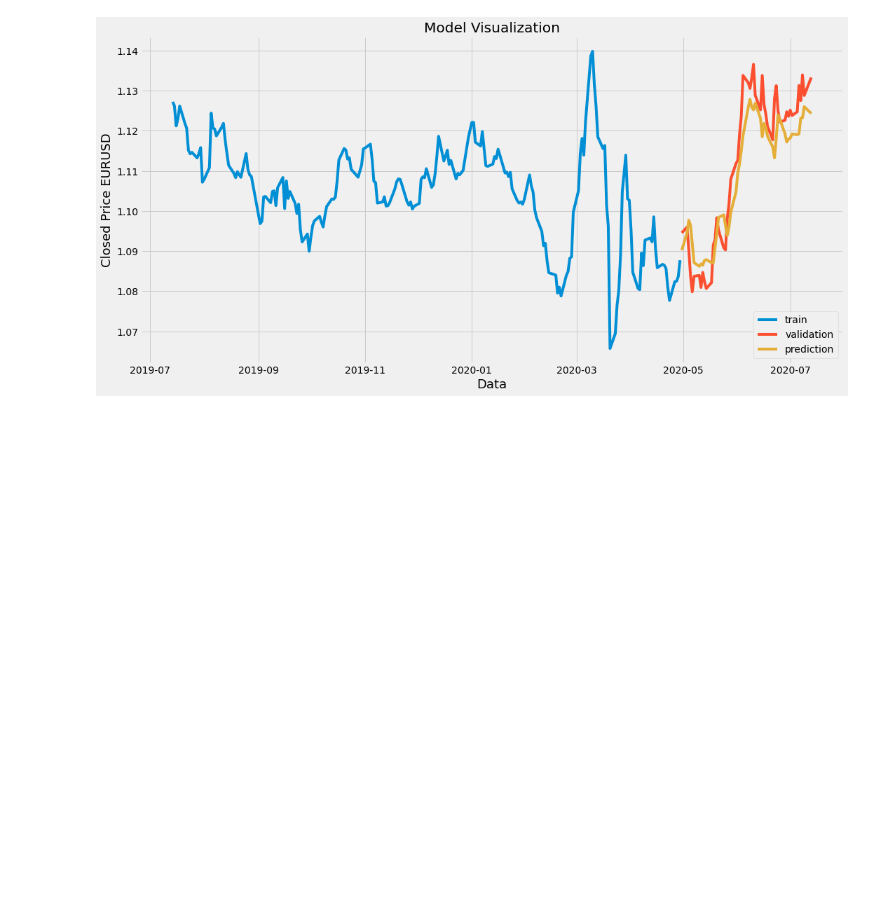
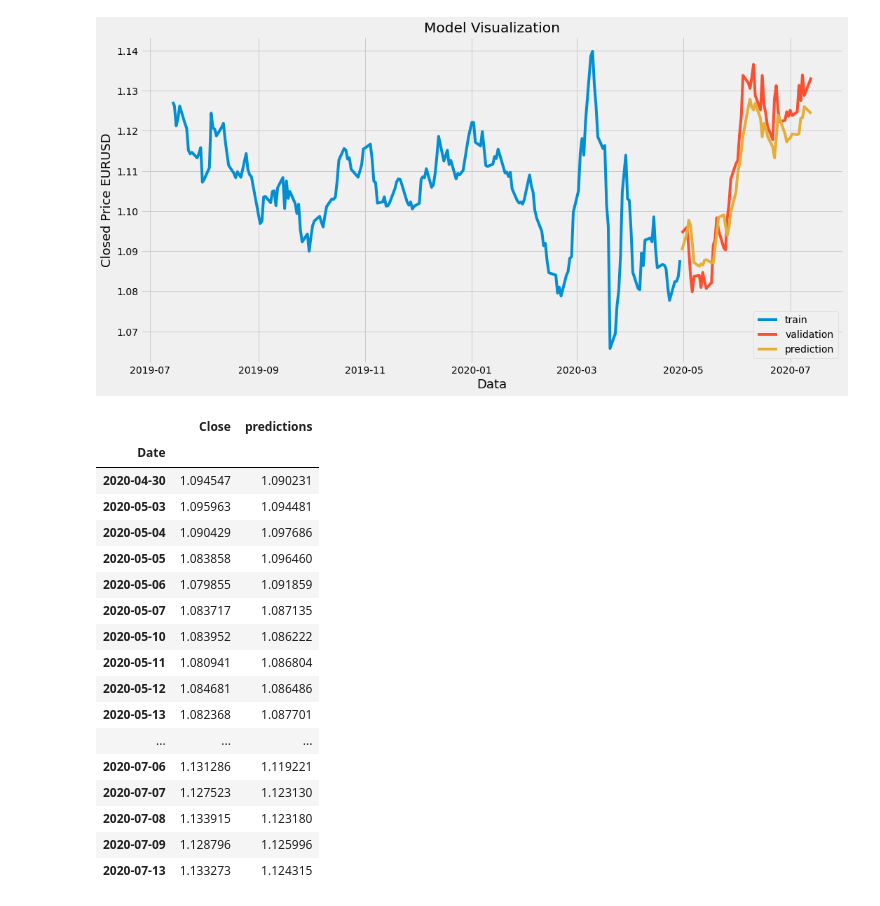
Before and after one commit to abidshafee/google.colaboratory_project, a Jupyter notebook: EURUSD_price_prediction.ipynb, the cells around one changed output. Saved outputs shown, nothing was run; the diff lists cells and outputs as text; code cells hidden in the pictures; blank space fills up the shorter version.

```diff
--- a/EURUSD_price_prediction.ipynb
+++ b/EURUSD_price_prediction.ipynb
@@ -195,3 +195,25 @@ Try using .loc[row_indexer,col_indexer] = value instead
 See the caveats in the documentation: https://pandas.pydata.org/pandas-docs/stable/user_guide/indexing.html#returning-a-view-versus-a-copy
   """
 [figure]
+# %%
+# valid and predicted price
+valid
+# %% [output]
+|  | Close | predictions |
+| Date |  |  |
+| 2020-04-30 | 1.094547 | 1.090231 |
+| 2020-05-03 | 1.095963 | 1.094481 |
+| 2020-05-04 | 1.090429 | 1.097686 |
+| 2020-05-05 | 1.083858 | 1.096460 |
+| 2020-05-06 | 1.079855 | 1.091859 |
+| 2020-05-07 | 1.083717 | 1.087135 |
+| 2020-05-10 | 1.083952 | 1.086222 |
+| 2020-05-11 | 1.080941 | 1.086804 |
+| 2020-05-12 | 1.084681 | 1.086486 |
+| 2020-05-13 | 1.082368 | 1.087701 |
+| ... | ... | ... |
+| 2020-07-06 | 1.131286 | 1.119221 |
+| 2020-07-07 | 1.127523 | 1.123130 |
+| 2020-07-08 | 1.133915 | 1.123180 |
+| 2020-07-09 | 1.128796 | 1.125996 |
+| 2020-07-13 | 1.133273 | 1.124315 |
```
Also changed, not shown: parts of 1 cell of this notebook.
